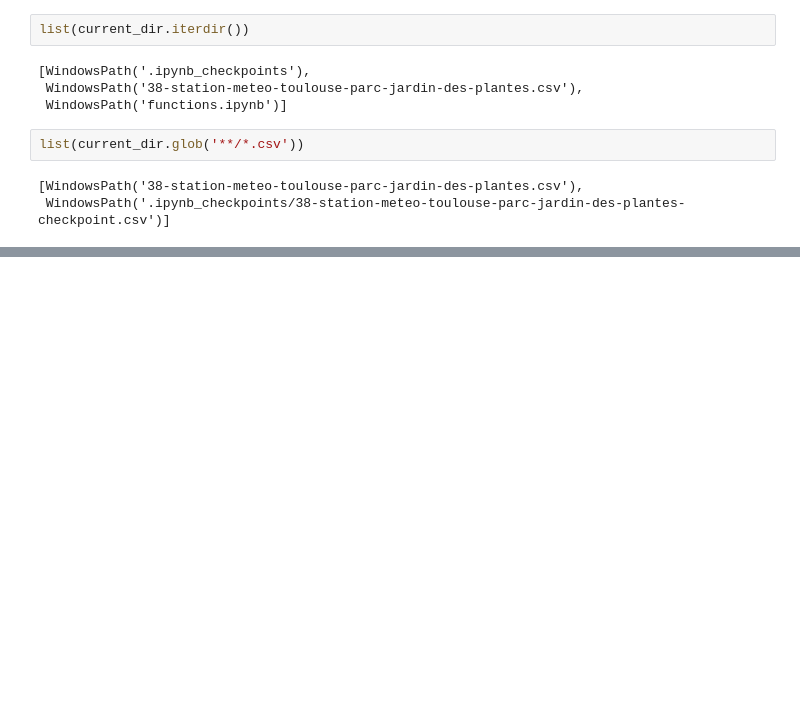
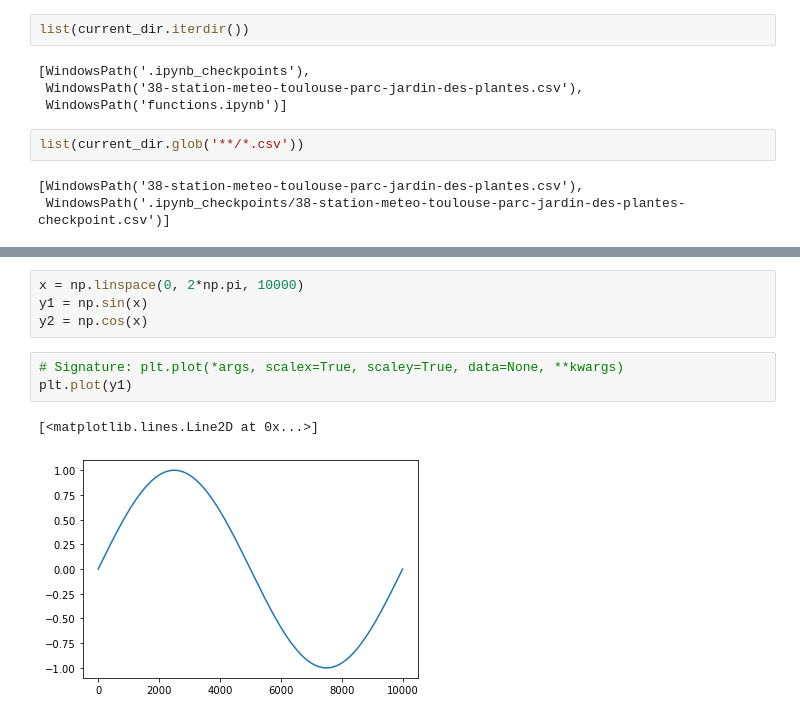
Before and after one commit to matthcol/pythonperf202306, a Jupyter notebook: Functions/functions.ipynb, the cells around one changed output, grey strips where cells are left out. Saved outputs shown, nothing was run; the diff lists cells and outputs as text; blank space fills up the shorter version.

```diff
--- a/Functions/functions.ipynb
+++ b/Functions/functions.ipynb
@@ -189,0 +260,10 @@ list(current_dir.glob('**/*.csv'))
+# %%
+x = np.linspace(0, 2*np.pi, 10000)
+y1 = np.sin(x)
+y2 = np.cos(x)
+# %%
+# Signature: plt.plot(*args, scalex=True, scaley=True, data=None, **kwargs)
+plt.plot(y1)
+# %% [output]
+[<matplotlib.lines.Line2D at 0x...>]
+[figure, added]
```
Also changed, not shown: parts of 26 cells of this notebook, 1 other file.
